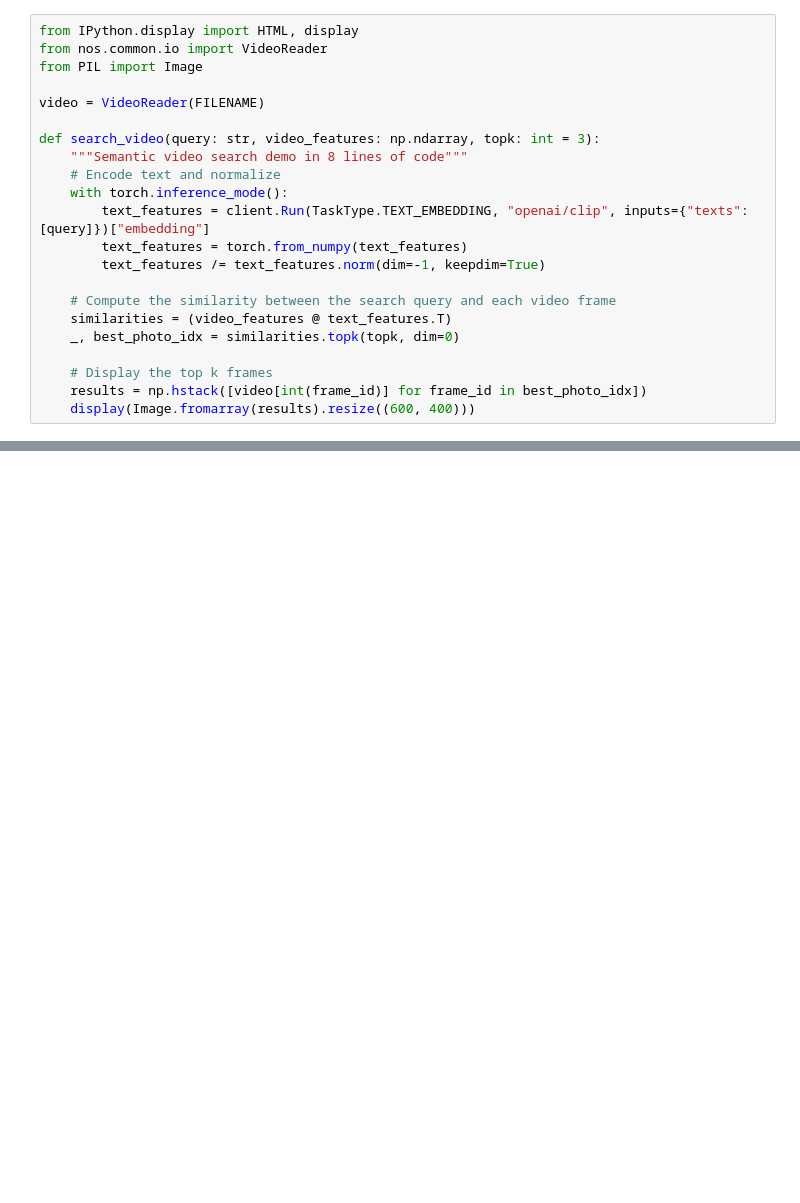
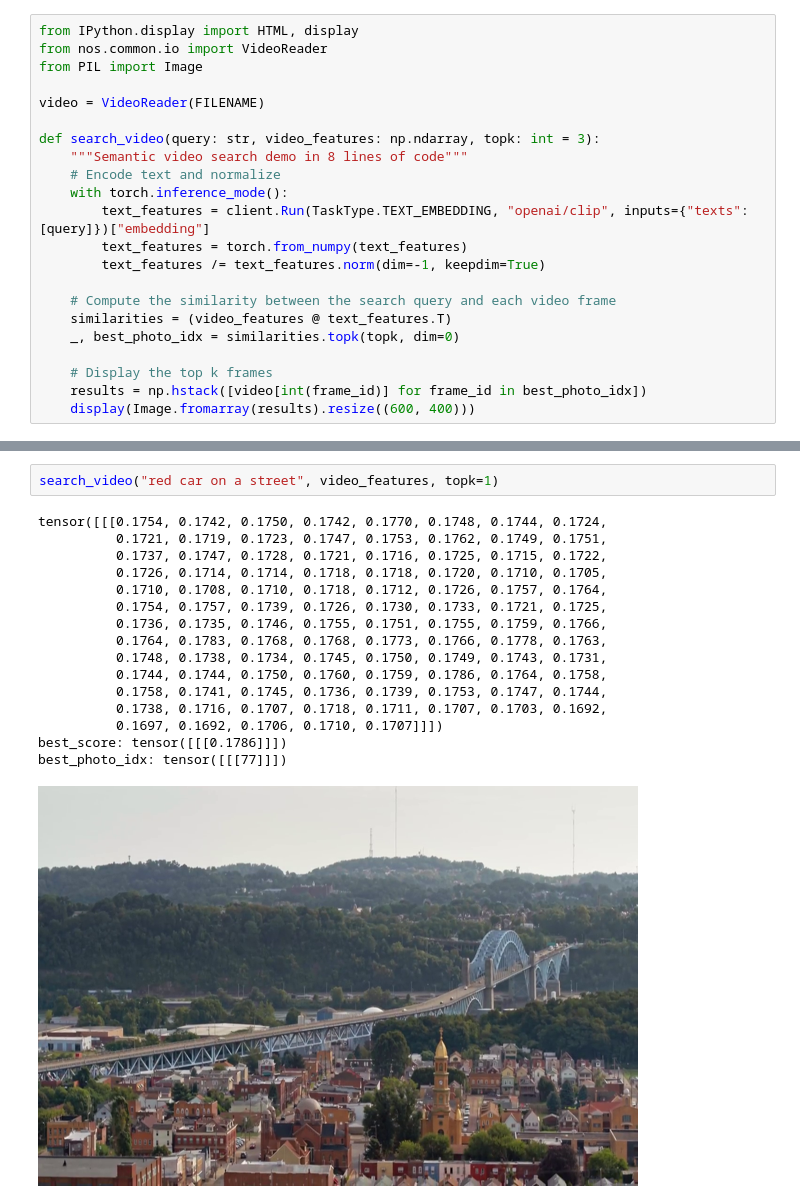
Before and after one commit to autonomi-ai/nos, a Jupyter notebook: examples/notebook/video-search.ipynb, the cells around one changed output, grey strips where cells are left out. Saved outputs shown, nothing was run; the diff lists cells and outputs as text; blank space fills up the shorter version.

```diff
--- a/examples/notebook/video-search.ipynb
+++ b/examples/notebook/video-search.ipynb
@@ -74 +76,20 @@ def search_video(query: str, video_features: np.ndarray, topk: int = 3):
+# %%
+search_video("red car on a street", video_features, topk=1)
+# %% [output]
+tensor([[[0.1754, 0.1742, 0.1750, 0.1742, 0.1770, 0.1748, 0.1744, 0.1724,
+          0.1721, 0.1719, 0.1723, 0.1747, 0.1753, 0.1762, 0.1749, 0.1751,
+          0.1737, 0.1747, 0.1728, 0.1721, 0.1716, 0.1725, 0.1715, 0.1722,
+          0.1726, 0.1714, 0.1714, 0.1718, 0.1718, 0.1720, 0.1710, 0.1705,
+          0.1710, 0.1708, 0.1710, 0.1718, 0.1712, 0.1726, 0.1757, 0.1764,
+          0.1754, 0.1757, 0.1739, 0.1726, 0.1730, 0.1733, 0.1721, 0.1725,
+          0.1736, 0.1735, 0.1746, 0.1755, 0.1751, 0.1755, 0.1759, 0.1766,
+          0.1764, 0.1783, 0.1768, 0.1768, 0.1773, 0.1766, 0.1778, 0.1763,
+          0.1748, 0.1738, 0.1734, 0.1745, 0.1750, 0.1749, 0.1743, 0.1731,
+          0.1744, 0.1744, 0.1750, 0.1760, 0.1759, 0.1786, 0.1764, 0.1758,
+          0.1758, 0.1741, 0.1745, 0.1736, 0.1739, 0.1753, 0.1747, 0.1744,
+          0.1738, 0.1716, 0.1707, 0.1718, 0.1711, 0.1707, 0.1703, 0.1692,
+          0.1697, 0.1692, 0.1706, 0.1710, 0.1707]]])
+best_score: tensor([[[0.1786]]])
+best_photo_idx: tensor([[[77]]])
+[figure, added]
 # %%
```
Also changed, not shown: parts of 18 cells of this notebook.
